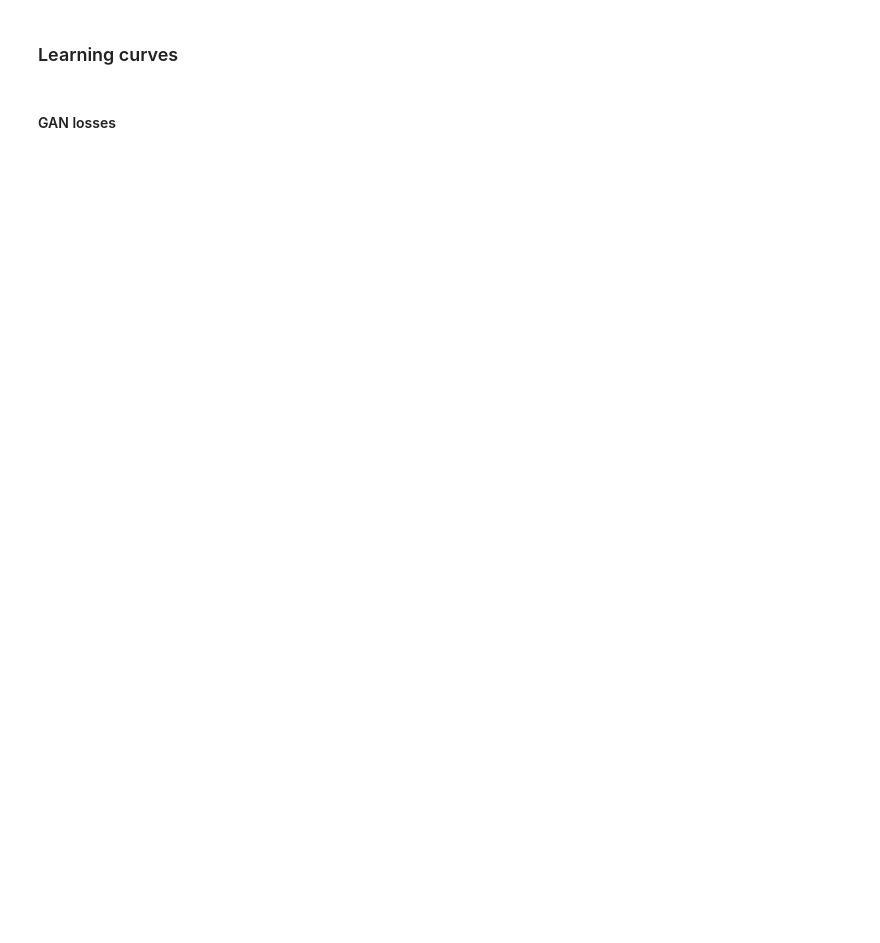
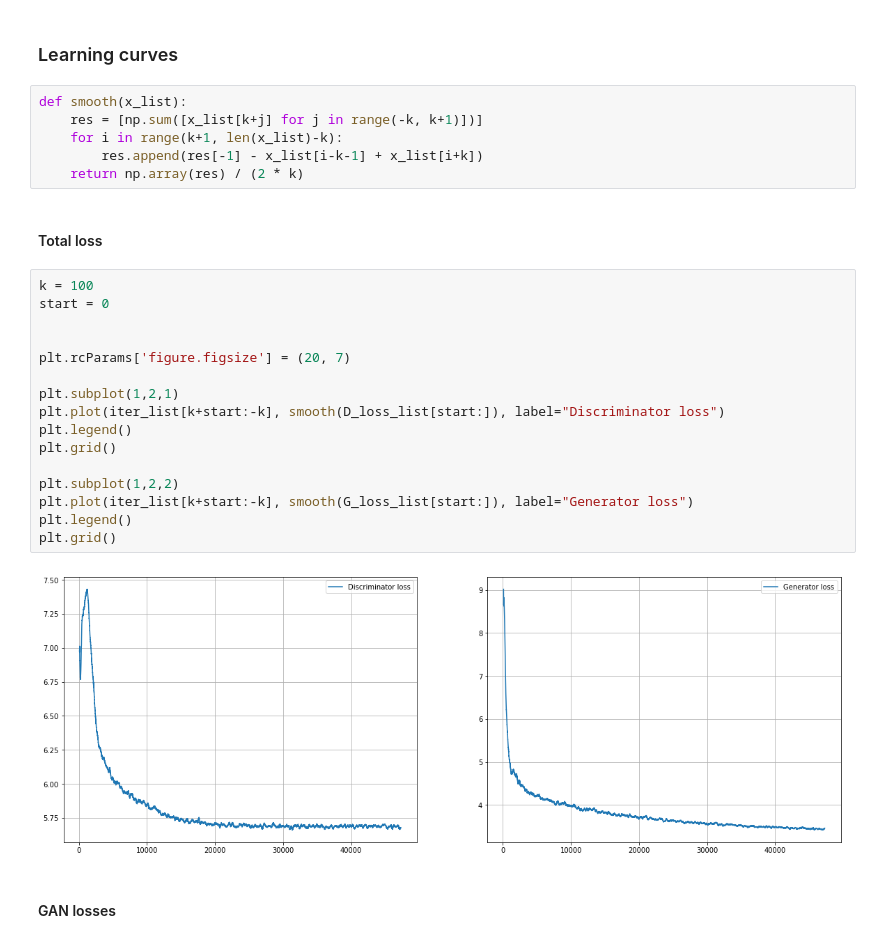
Before and after one commit to artix41/transfer-learning-algorithms, a Jupyter notebook: UNIT/unit-svhn-mnist-color.ipynb, the cells around one changed output. Cells and saved outputs as stored; diff of their text form; blank space fills up the shorter version.

```diff
--- a/UNIT/unit-svhn-mnist-color.ipynb
+++ b/UNIT/unit-svhn-mnist-color.ipynb
@@ -715,5 +719,31 @@ plt.axis('off')
 # %% [markdown]
 ### Learning curves
+# %%
+def smooth(x_list):
+    res = [np.sum([x_list[k+j] for j in range(-k, k+1)])]
+    for i in range(k+1, len(x_list)-k):
+        res.append(res[-1] - x_list[i-k-1] + x_list[i+k])
+    return np.array(res) / (2 * k)
+# %% [markdown]
+#### Total loss
+# %%
+k = 100
+start = 0
+
+
+plt.rcParams['figure.figsize'] = (20, 7)
+
+plt.subplot(1,2,1)
+plt.plot(iter_list[k+start:-k], smooth(D_loss_list[start:]), label="Discriminator loss")
+plt.legend()
+plt.grid()
+
+plt.subplot(1,2,2)
+plt.plot(iter_list[k+start:-k], smooth(G_loss_list[start:]), label="Generator loss")
+plt.legend()
+plt.grid()
+# %% [output]
+[figure, added]
 # %% [markdown]
 #### GAN losses
 # %%
```
Also changed, not shown: parts of 50 cells of this notebook.
